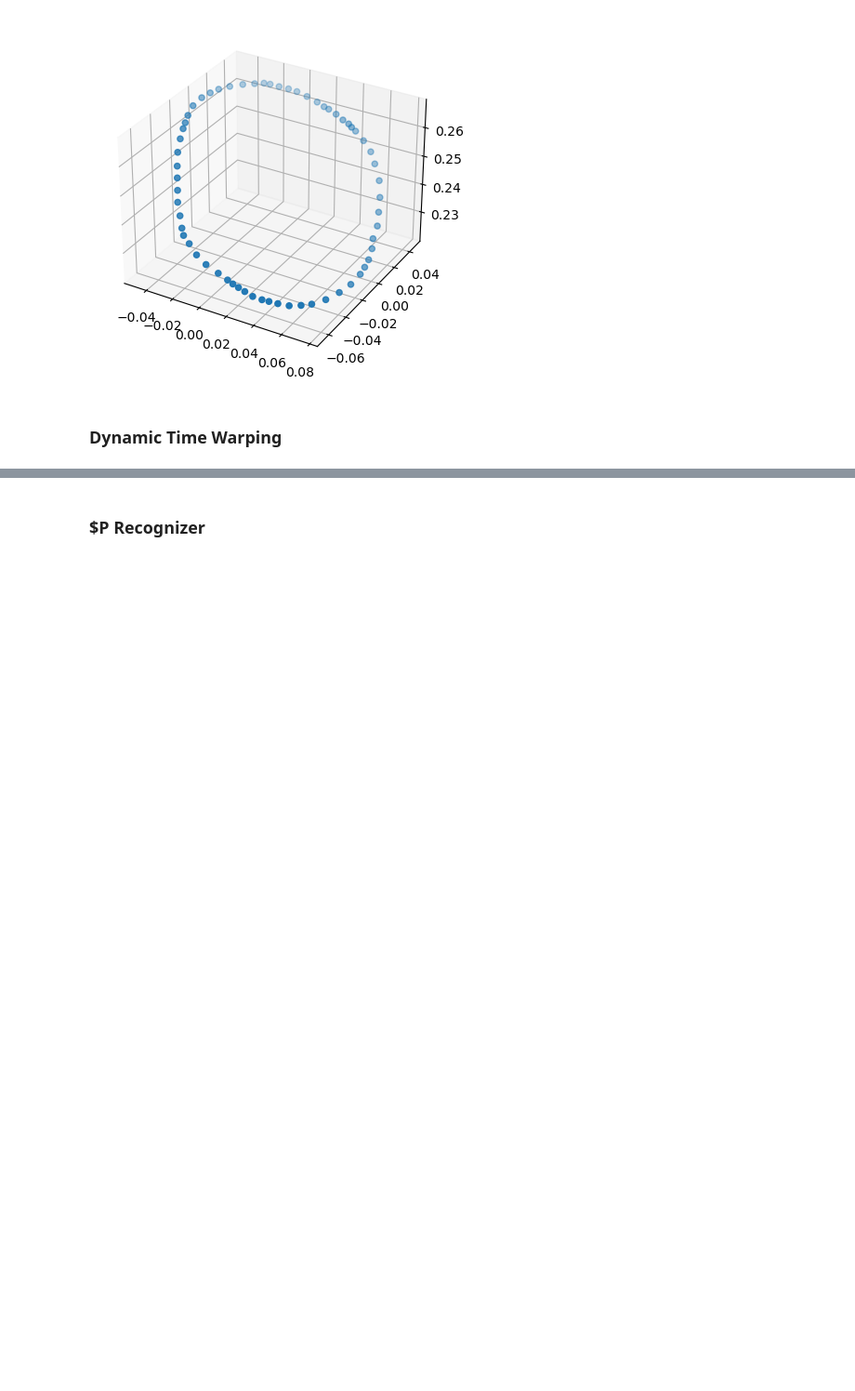
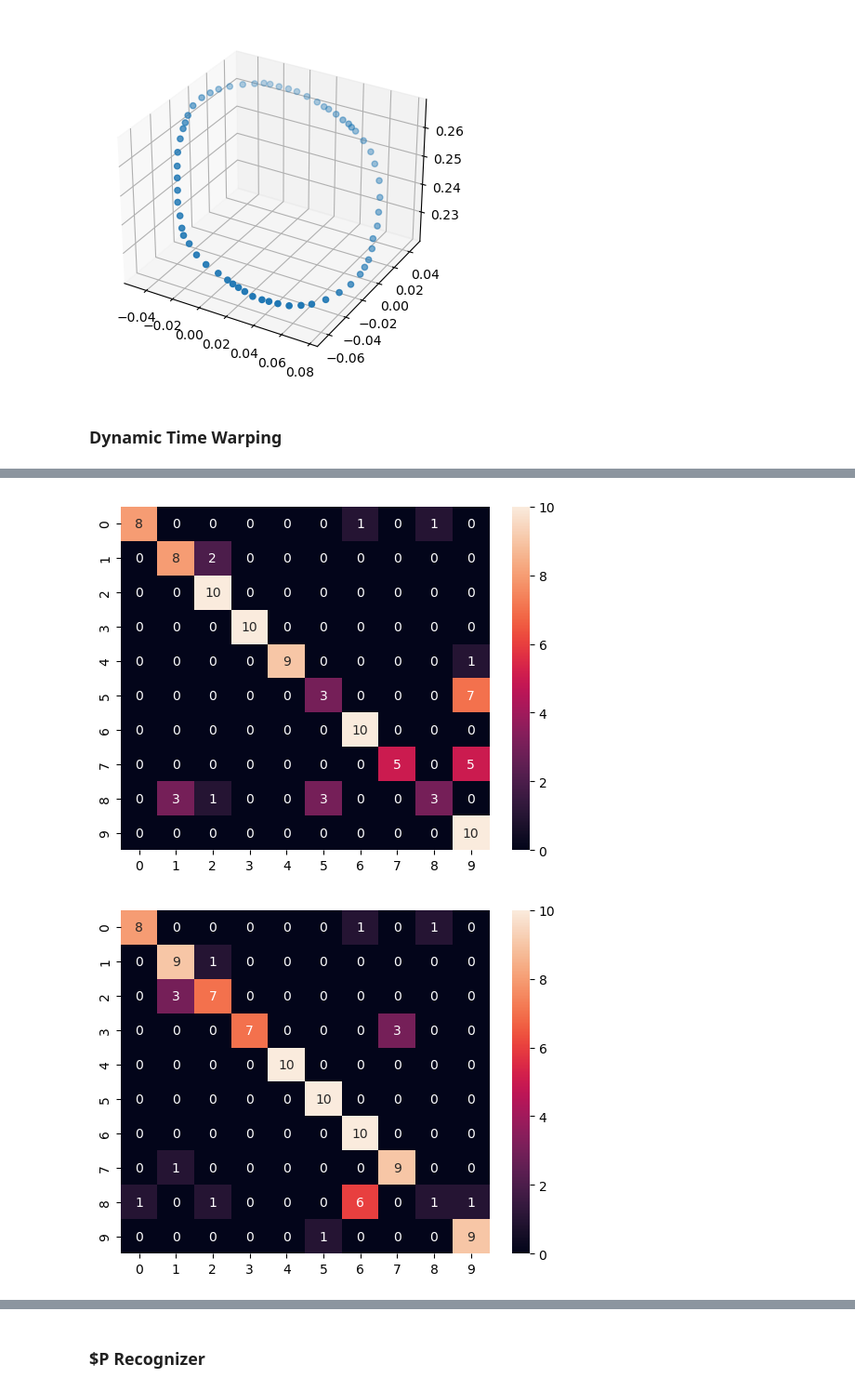
Before and after one commit to Mathieu-R/linfo2275-hand-gesture-recognition, a Jupyter notebook: hand-gesture-recognition.ipynb, the cells around one changed output, grey strips where cells are left out. Shown: that part at 93% size. Drawn from its saved outputs; the diff is of its cells as text; code cells hidden in the pictures; blank space fills up the shorter version.

```diff
--- a/hand-gesture-recognition.ipynb
+++ b/hand-gesture-recognition.ipynb
@@ -596,0 +620,6 @@ std accuracy: 0.059
+# %%
+for (y_test_dtw, y_pred_dtw) in zip(dtw_y_tests_d1, dtw_y_preds_d1):
+	plot_confusion_matrix(y_true=y_test_dtw, y_pred=y_pred_dtw)
+# %% [output]
+[figure, added]
+[figure, added]
```
Also changed, not shown: parts of 11 cells of this notebook, 2 other files.
